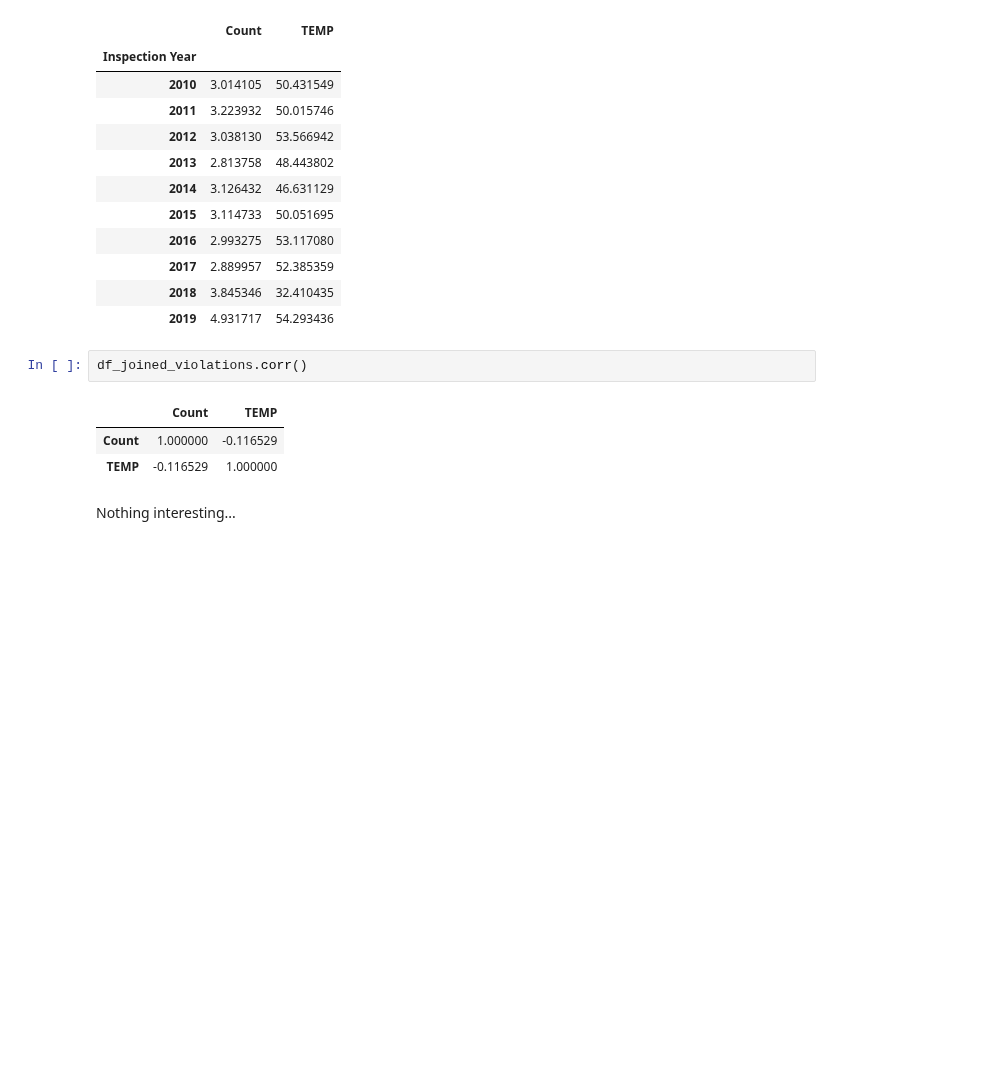
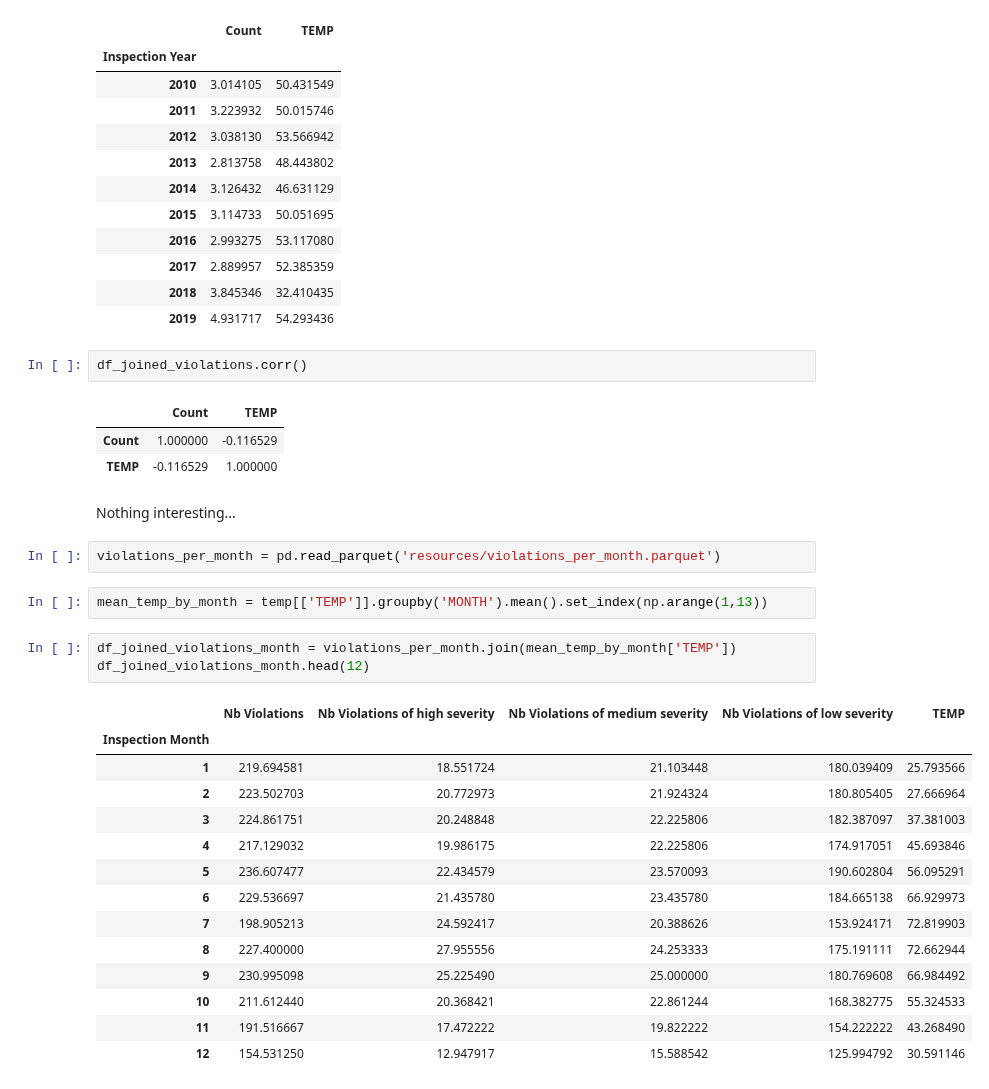
Before and after one commit to VodopaDev/CS401-Chicago-Crime-Analysis, a Jupyter notebook: temperature.ipynb, the cells around one changed output. Drawn from its saved outputs; the diff is of its cells as text; blank space fills up the shorter version.

Commit message:
add violations per month and some information in temperature per month

```diff
--- a/temperature.ipynb
+++ b/temperature.ipynb
@@ -145,3 +146,25 @@ df_joined_violations.corr()
 | TEMP | -0.116529 | 1.000000 |
 # %% [markdown]
 Nothing interesting...
+# %%
+violations_per_month = pd.read_parquet('resources/violations_per_month.parquet')
+# %%
+mean_temp_by_month = temp[['TEMP']].groupby('MONTH').mean().set_index(np.arange(1,13))
+# %%
+df_joined_violations_month = violations_per_month.join(mean_temp_by_month['TEMP'])
+df_joined_violations_month.head(12)
+# %% [output]
+|  | Nb Violations | Nb Violations of high severity | Nb Violations of medium severity | Nb Violations of low severity | TEMP |
+| Inspection Month |  |  |  |  |  |
+| 1 | 219.694581 | 18.551724 | 21.103448 | 180.039409 | 25.793566 |
+| 2 | 223.502703 | 20.772973 | 21.924324 | 180.805405 | 27.666964 |
+| 3 | 224.861751 | 20.248848 | 22.225806 | 182.387097 | 37.381003 |
+| 4 | 217.129032 | 19.986175 | 22.225806 | 174.917051 | 45.693846 |
+| 5 | 236.607477 | 22.434579 | 23.570093 | 190.602804 | 56.095291 |
+| 6 | 229.536697 | 21.435780 | 23.435780 | 184.665138 | 66.929973 |
+| 7 | 198.905213 | 24.592417 | 20.388626 | 153.924171 | 72.819903 |
+| 8 | 227.400000 | 27.955556 | 24.253333 | 175.191111 | 72.662944 |
+| 9 | 230.995098 | 25.225490 | 25.000000 | 180.769608 | 66.984492 |
+| 10 | 211.612440 | 20.368421 | 22.861244 | 168.382775 | 55.324533 |
+| 11 | 191.516667 | 17.472222 | 19.822222 | 154.222222 | 43.268490 |
+| 12 | 154.531250 | 12.947917 | 15.588542 | 125.994792 | 30.591146 |
```
Also changed, not shown: parts of 3 cells of this notebook, 1 other file.
